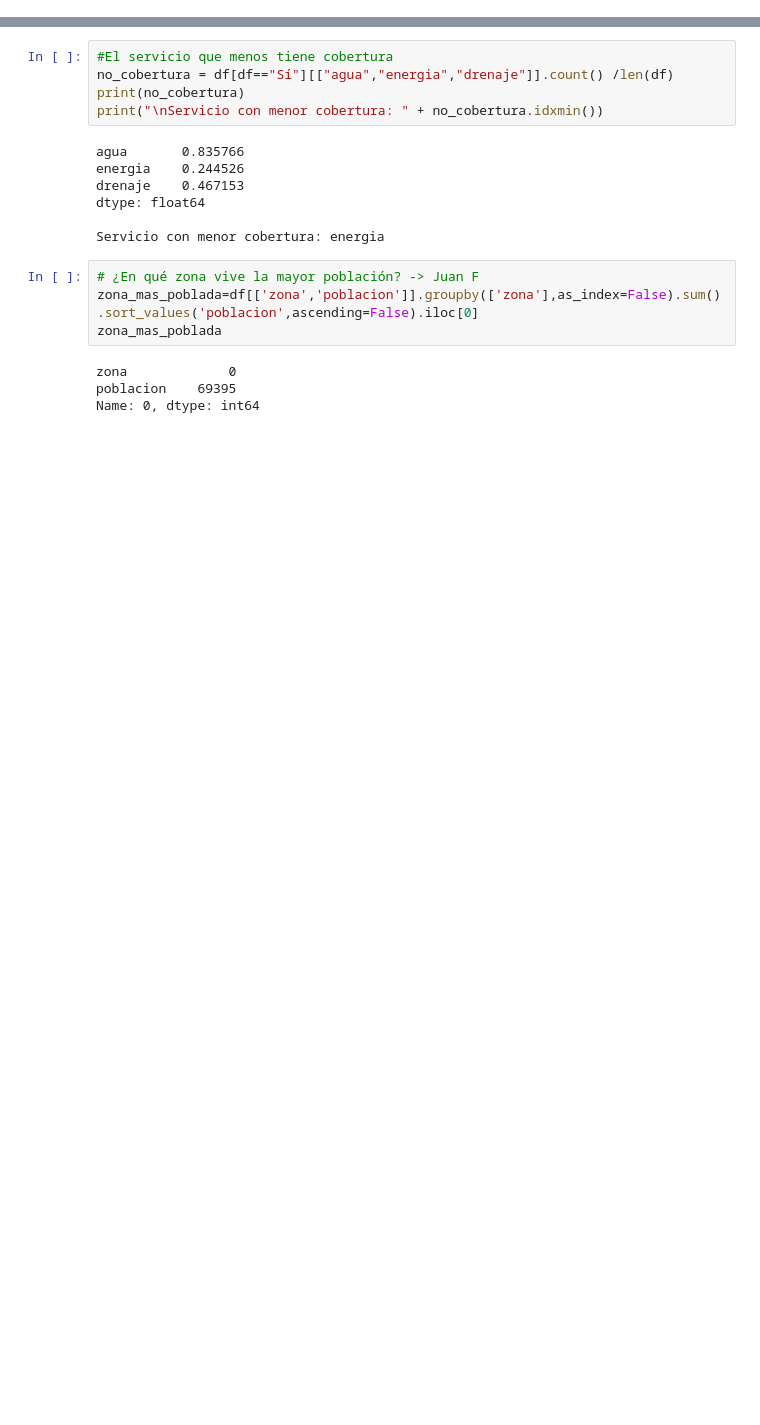
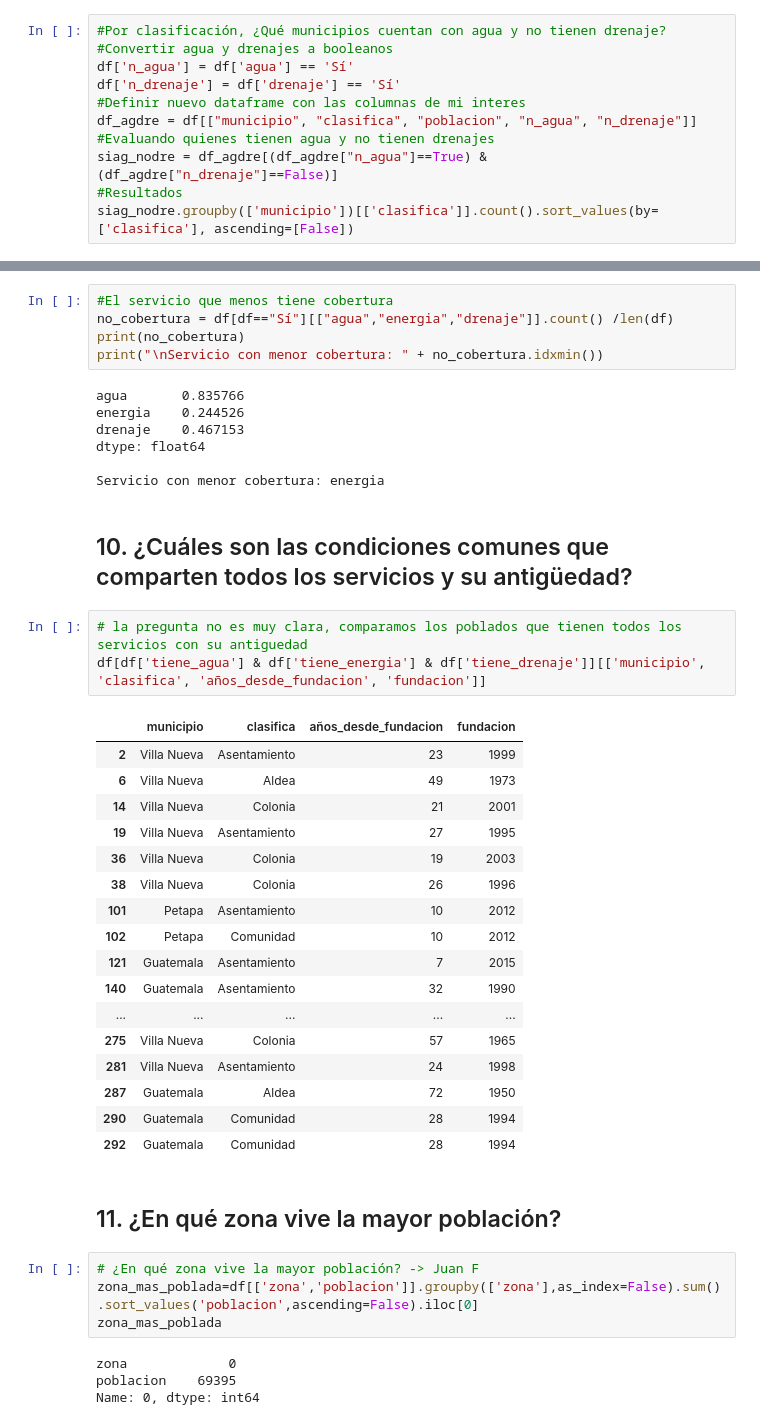
Before and after one commit to dennis-ciancoders/notas-pytnon-galileo, a Jupyter notebook: clase0703222/clase.ipynb, the cells around one changed output, grey strips where cells are left out. Saved outputs shown, nothing was run; the diff lists cells and outputs as text; blank space fills up the shorter version.

```diff
--- a/clase0703222/clase.ipynb
+++ b/clase0703222/clase.ipynb
@@ -78,0 +102,11 @@ df
+# %%
+#Por clasificación, ¿Qué municipios cuentan con agua y no tienen drenaje?
+#Convertir agua y drenajes a booleanos
+df['n_agua'] = df['agua'] == 'Sí'
+df['n_drenaje'] = df['drenaje'] == 'Sí'
+#Definir nuevo dataframe con las columnas de mi interes
+df_agdre = df[["municipio", "clasifica", "poblacion", "n_agua", "n_drenaje"]]
+#Evaluando quienes tienen agua y no tienen drenajes
+siag_nodre = df_agdre[(df_agdre["n_agua"]==True) & (df_agdre["n_drenaje"]==False)]
+#Resultados
+siag_nodre.groupby(['municipio'])[['clasifica']].count().sort_values(by=['clasifica'], ascending=[False])
@@ -240,6 +311,31 @@ drenaje    0.467153
 dtype: float64
 
 Servicio con menor cobertura: energia
+# %% [markdown]
+## 10. ¿Cuáles son las condiciones comunes que comparten todos los servicios y su antigüedad?
+# %%
+# la pregunta no es muy clara, comparamos los poblados que tienen todos los servicios con su antiguedad
+df[df['tiene_agua'] & df['tiene_energia'] & df['tiene_drenaje']][['municipio', 'clasifica', 'años_desde_fundacion', 'fundacion']]
+# %% [output]
+|  | municipio | clasifica | años_desde_fundacion | fundacion |
+| 2 | Villa Nueva | Asentamiento | 23 | 1999 |
+| 6 | Villa Nueva | Aldea | 49 | 1973 |
+| 14 | Villa Nueva | Colonia | 21 | 2001 |
+| 19 | Villa Nueva | Asentamiento | 27 | 1995 |
+| 36 | Villa Nueva | Colonia | 19 | 2003 |
+| 38 | Villa Nueva | Colonia | 26 | 1996 |
+| 101 | Petapa | Asentamiento | 10 | 2012 |
+| 102 | Petapa | Comunidad | 10 | 2012 |
+| 121 | Guatemala | Asentamiento | 7 | 2015 |
+| 140 | Guatemala | Asentamiento | 32 | 1990 |
+| ... | ... | ... | ... | ... |
+| 275 | Villa Nueva | Colonia | 57 | 1965 |
+| 281 | Villa Nueva | Asentamiento | 24 | 1998 |
+| 287 | Guatemala | Aldea | 72 | 1950 |
+| 290 | Guatemala | Comunidad | 28 | 1994 |
+| 292 | Guatemala | Comunidad | 28 | 1994 |
+# %% [markdown]
+## 11. ¿En qué zona vive la mayor población?
 # %%
 # ¿En qué zona vive la mayor población? -> Juan F
 zona_mas_poblada=df[['zona','poblacion']].groupby(['zona'],as_index=False).sum().sort_values('poblacion',ascending=False).iloc[0]
```
Also changed, not shown: parts of 28 cells of this notebook, 1 other file.
